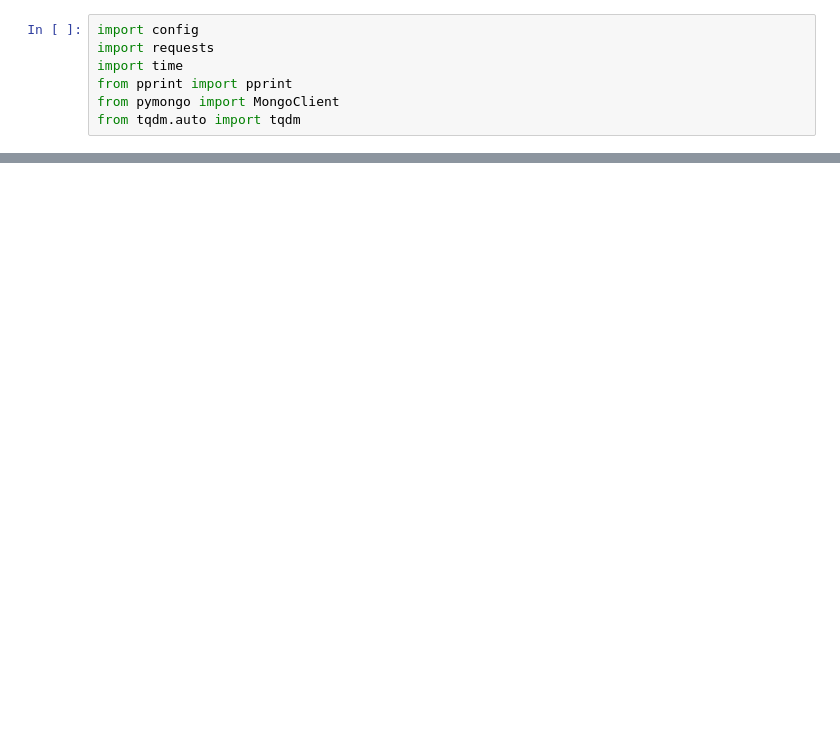
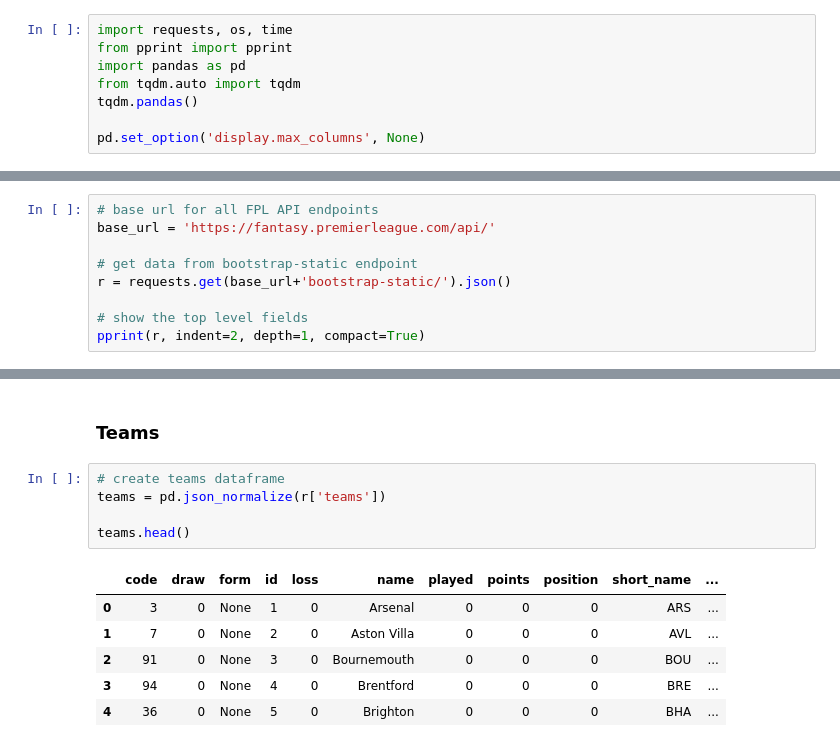
Before and after one commit to James-Leslie/fpl-data, a Jupyter notebook: notebooks/get_data.ipynb, the cells around one changed output, grey strips where cells are left out. Drawn from its saved outputs; the diff is of its cells as text; blank space fills up the shorter version.

```diff
--- a/notebooks/get_data.ipynb
+++ b/notebooks/get_data.ipynb
@@ -1,7 +3,8 @@
 # %%
-import config
-import requests
-import time
+import requests, os, time
 from pprint import pprint
-from pymongo import MongoClient
+import pandas as pd
 from tqdm.auto import tqdm
+tqdm.pandas()
+
+pd.set_option('display.max_columns', None)
@@ -160,0 +14,9 @@ get_element_summary(1)['history']
+# %%
+# base url for all FPL API endpoints
+base_url = 'https://fantasy.premierleague.com/api/'
+
+# get data from bootstrap-static endpoint
+r = requests.get(base_url+'bootstrap-static/').json()
+
+# show the top level fields
+pprint(r, indent=2, depth=1, compact=True)
@@ -160,0 +76,14 @@ get_element_summary(1)['history']
+# %% [markdown]
+### Teams
+# %%
+# create teams dataframe
+teams = pd.json_normalize(r['teams'])
+
+teams.head()
+# %% [output]
+|  | code | draw | form | id | loss | name | played | points | position | short_name | ... |
+| 0 | 3 | 0 | None | 1 | 0 | Arsenal | 0 | 0 | 0 | ARS | ... |
+| 1 | 7 | 0 | None | 2 | 0 | Aston Villa | 0 | 0 | 0 | AVL | ... |
+| 2 | 91 | 0 | None | 3 | 0 | Bournemouth | 0 | 0 | 0 | BOU | ... |
+| 3 | 94 | 0 | None | 4 | 0 | Brentford | 0 | 0 | 0 | BRE | ... |
+| 4 | 36 | 0 | None | 5 | 0 | Brighton | 0 | 0 | 0 | BHA | ... |
```
Also changed, not shown: parts of 27 cells of this notebook.
